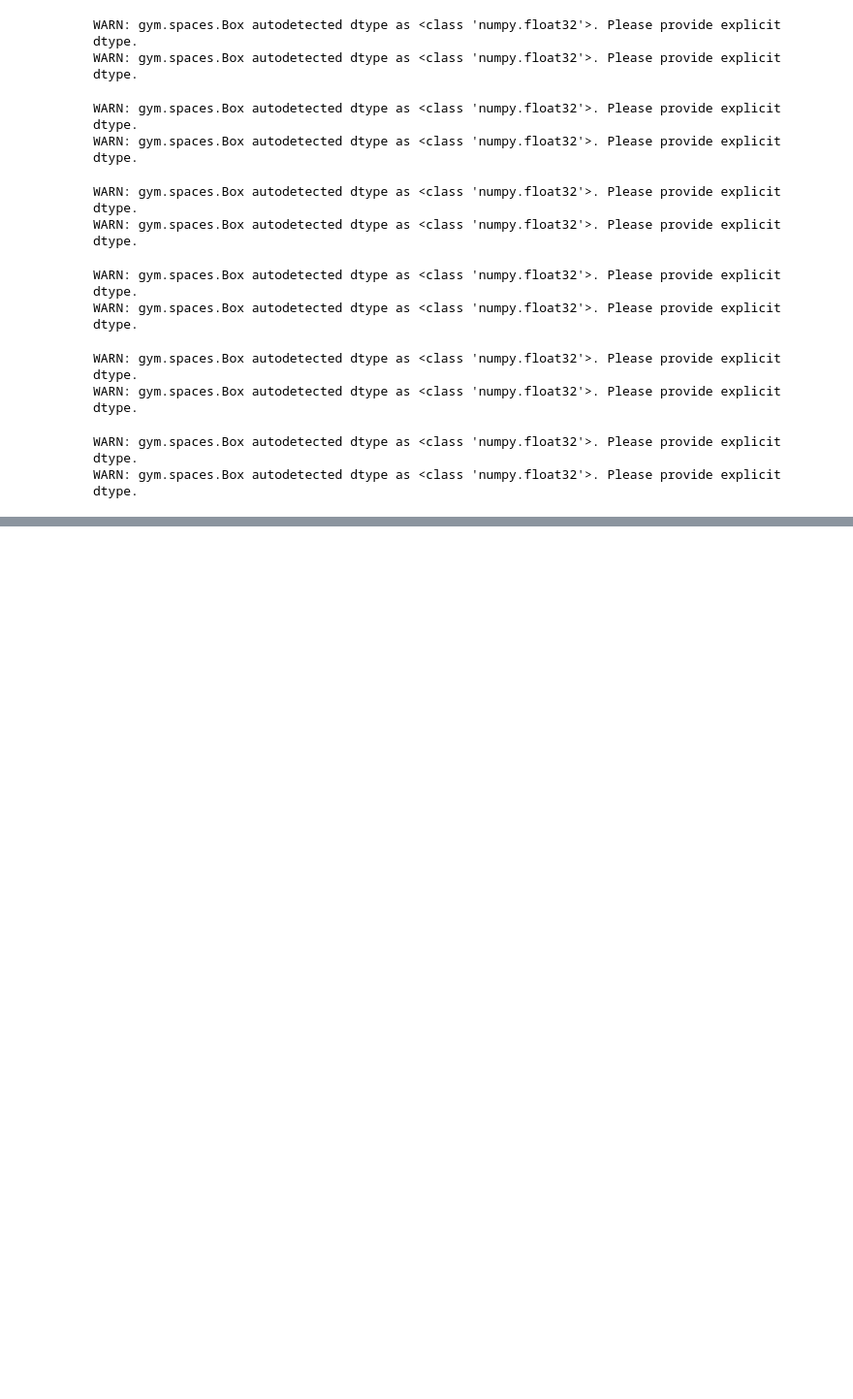
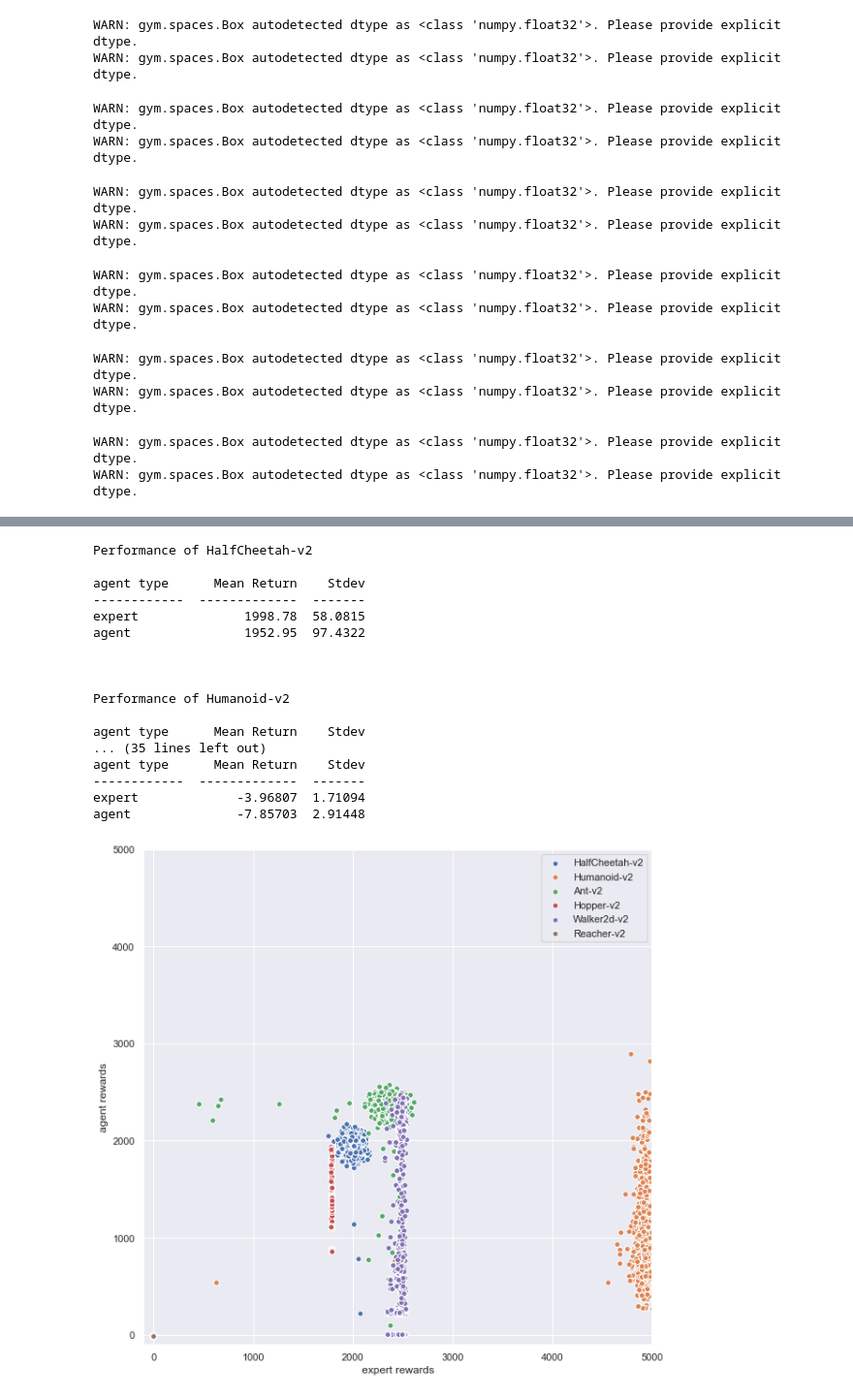
Before and after one commit to leourbina/cs285, a Jupyter notebook: hw1/Behavioral Cloning.ipynb, the cells around one changed output, grey strips where cells are left out. Shown at 97% size. Cells and saved outputs as stored; diff of their text form; code cells hidden in the pictures; blank space fills up the shorter version.

```diff
--- a/hw1/Behavioral Cloning.ipynb
+++ b/hw1/Behavioral Cloning.ipynb
@@ -55,7 +63,7 @@ def plot_losses(agent_name, train_losses, test_losses):
   plt.legend()
   plt.show()
 # %%
-expert_returns = run_experts(max_timesteps=100, num_rollouts=50, quiet=True)
+expert_returns = run_experts(max_timesteps=MAX_TIMESTEPS, num_rollouts=NUM_ROLLOUTS, quiet=True)
 # %% [output]
 WARN: gym.spaces.Box autodetected dtype as <class 'numpy.float32'>. Please provide explicit dtype.
 WARN: gym.spaces.Box autodetected dtype as <class 'numpy.float32'>. Please provide explicit dtype.
@@ -193,0 +100,11 @@ iter 9
+# %%
+agent_returns = {}
+for filename in os.listdir('./trained_agents/'):
+  if filename.startswith('.'):
+    continue
+
+  env = filename[:-3]
+
+  agent_returns[env] = run_agent(f"./trained_agents/{filename}", env,
+                                 num_rollouts=NUM_ROLLOUTS,
+                                 max_timesteps=MAX_TIMESTEPS, quiet=True)
@@ -193,0 +124,43 @@ iter 9
+# %%
+fig = plt.figure(figsize=(10, 10))
+
+data = {}
+
+for i, env in enumerate(agent_returns.keys()):
+  agent = agent_returns[env]
+  expert = expert_returns[env]
+
+  data[env] = []
+  data[env].append(["expert", np.mean(expert), np.std(expert)])
+  data[env].append(["agent", np.mean(agent), np.std(agent)])
+
+  plt.scatter(expert, agent, edgecolors='w', label=env)
+  plt.xlim(-100, 5000)
+  plt.ylim(-100, 5000)
+  plt.xlabel("expert rewards")
+  plt.ylabel("agent rewards")
+  plt.legend()
+
+for env in data.keys():
+  print(f"Performance of {env}\n")
+  print(tabulate(data[env], headers=['agent type', 'Mean Return', 'Stdev'], tablefmt='simple'))
+  print('\n\n')
+# %% [output]
+Performance of HalfCheetah-v2
+
+agent type      Mean Return    Stdev
+------------  -------------  -------
+expert              1998.78  58.0815
+agent               1952.95  97.4322
+
+
+
+Performance of Humanoid-v2
+
+agent type      Mean Return    Stdev
+... (35 lines left out)
+agent type      Mean Return    Stdev
+------------  -------------  -------
+expert             -3.96807  1.71094
+agent              -7.85703  2.91448
+[figure, added]
```
Also changed, not shown: parts of 6 cells of this notebook.
